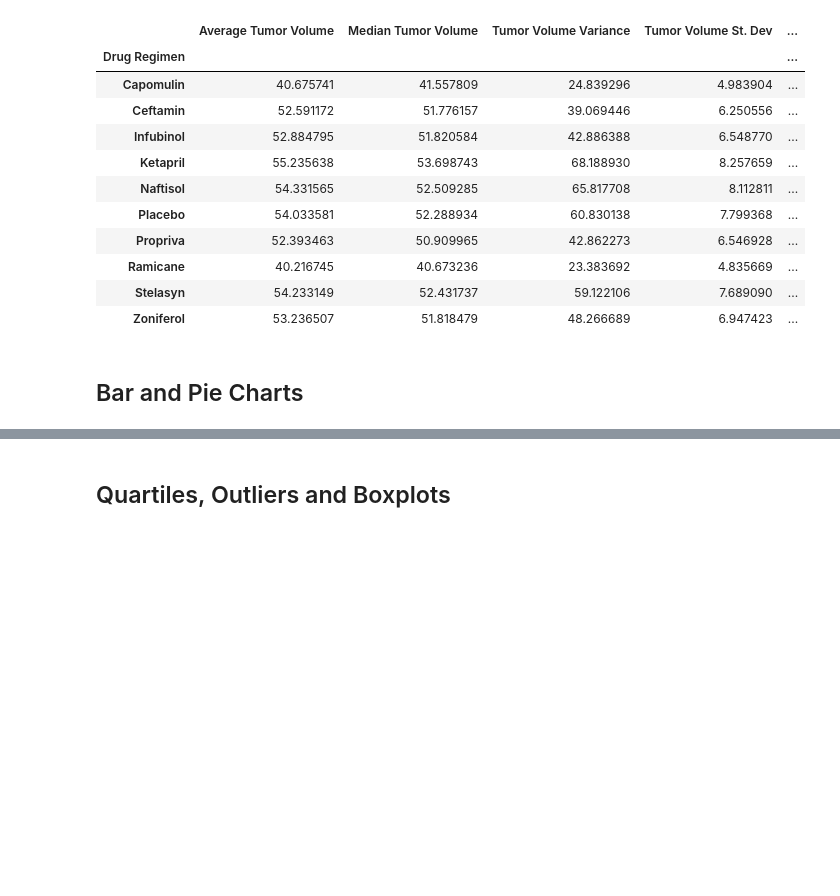
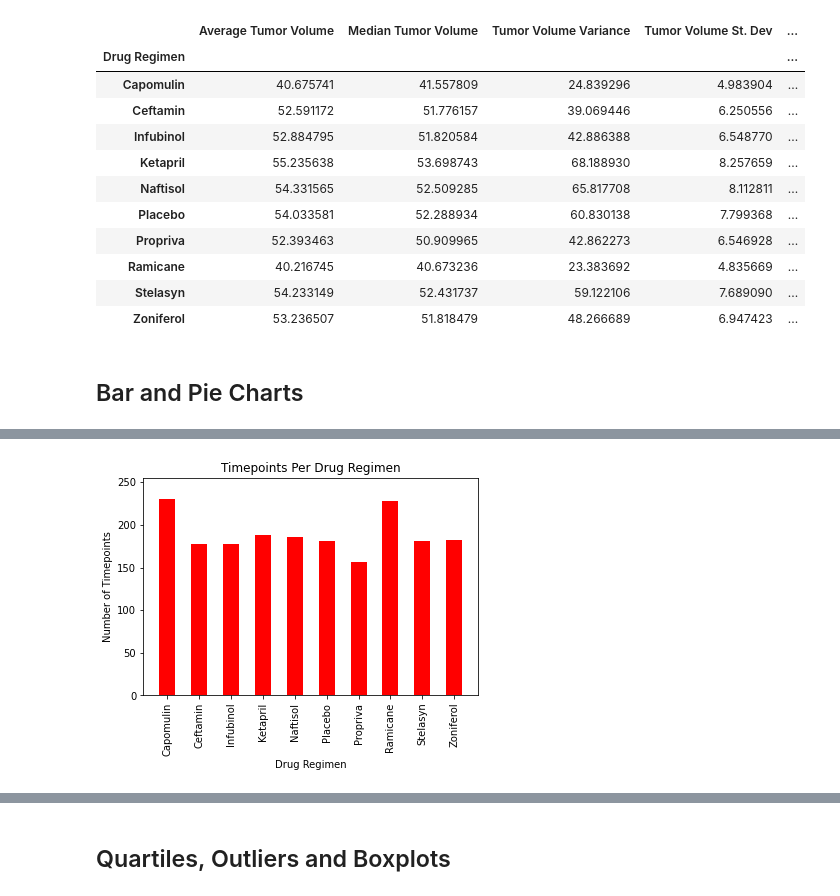
Before and after one commit to KLacerda08/matplotlib-challenge, a Jupyter notebook: pymaceuticals_kl.ipynb, the cells around one changed output, grey strips where cells are left out. Cells and saved outputs as stored; diff of their text form; code cells hidden in the pictures; blank space fills up the shorter version.

```diff
--- a/pymaceuticals_kl.ipynb
+++ b/pymaceuticals_kl.ipynb
@@ -163,0 +174,3 @@ print(drug_list)
+# %%
+tumor_regimen_df = pd.DataFrame(drug_tally)
+tumor_regimen_df
@@ -164 +190,12 @@ print(drug_list)
+# %%
+tumor_chart = tumor_regimen_df.plot(kind="bar", figsize = (6, 4), facecolor = "red",
+                                    title = "Timepoints Per Drug Regimen", legend=False)
+
+x_axis = np.arange(len(drug_list))
+tumor_chart.set_ylabel("Number of Timepoints")
+plt.xlim(-0.75, len(x_axis) -0.25)
+plt.ylim(0,max(drug_tally)+25)
+plt.show()
+# %% [output]
+[figure, added]
 # %%
```
Also changed, not shown: parts of 24 cells of this notebook, 1 other file.
